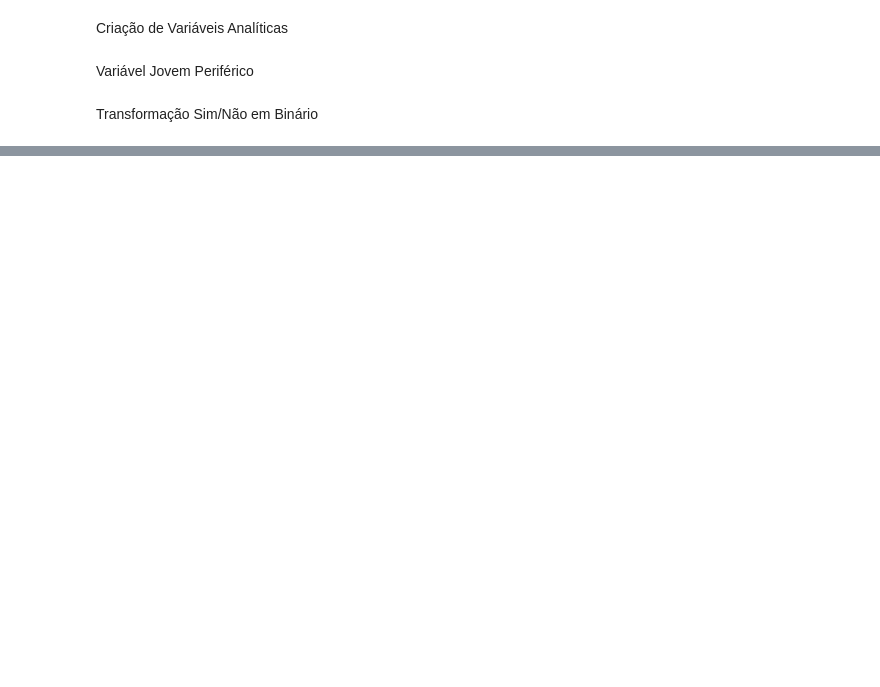
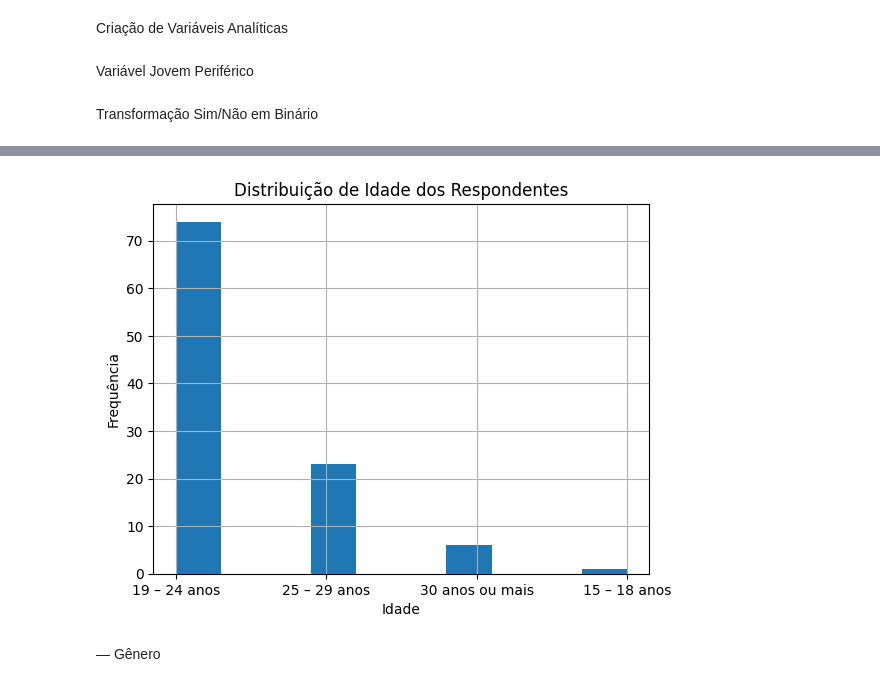
Before and after one commit to MArcoAEAandrade/ic-inclusao-financeira, a Jupyter notebook: 02_cruzamentos_.ipynb, the cells around one changed output, grey strips where cells are left out. Drawn from its saved outputs; the diff is of its cells as text; code cells hidden in the pictures; blank space fills up the shorter version.

```diff
--- a/02_cruzamentos_.ipynb
+++ b/02_cruzamentos_.ipynb
@@ -372,0 +413,11 @@ for col in colunas_binarias:
+# %%
+plt.figure()
+df_formulario['idade'].hist(bins=10)
+plt.title('Distribuição de Idade dos Respondentes')
+plt.xlabel('Idade')
+plt.ylabel('Frequência')
+plt.show()
+# %% [output]
+[figure, added]
+# %% [markdown]
+— Gênero
```
Also changed, not shown: parts of 35 cells of this notebook.
